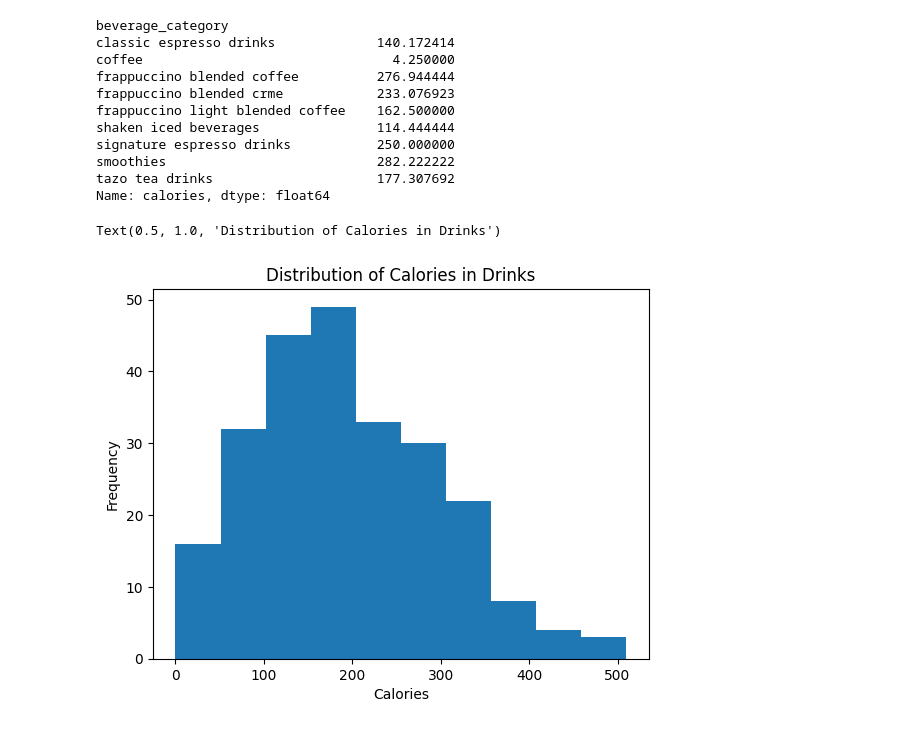
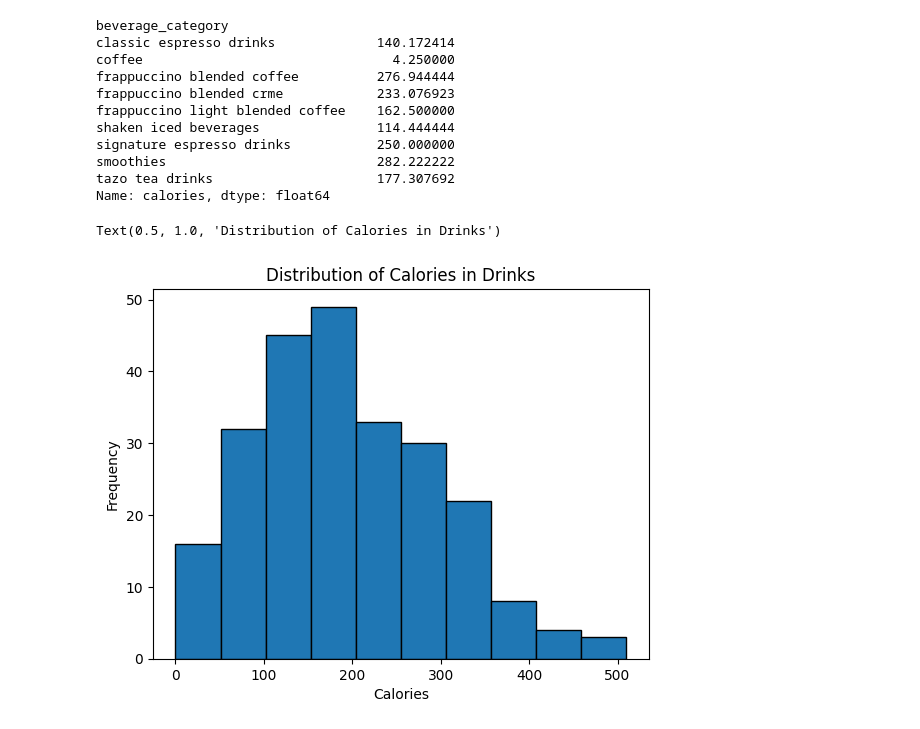
Before and after one commit to ahmadhss/2023-Tutorials, a Jupyter notebook: tutorial0/checkpoint0.ipynb, the cells around one changed output. Drawn from its saved outputs; the diff is of its cells as text; code cells hidden in the pictures.

```diff
--- a/tutorial0/checkpoint0.ipynb
+++ b/tutorial0/checkpoint0.ipynb
@@ -205,15 +205,15 @@ Name: calories, dtype: float64
 # %%
 # plot the distribution of the number of calories in drinks with a histogram
 
 %matplotlib inline
 import matplotlib.pyplot as plt
 
-plt.hist(df["calories"])
+plt.hist(df["calories"], edgecolor="black")
 plt.xlabel("Calories")
 plt.ylabel("Frequency")
 plt.title("Distribution of Calories in Drinks")
 # %% [output]
 Text(0.5, 1.0, 'Distribution of Calories in Drinks')
-[figure, old version]
+[figure, new version]
 # %%
 # plot calories against total fat with a scatterplot
```
Also changed, not shown: parts of 1 cell of this notebook, 1 other file.
